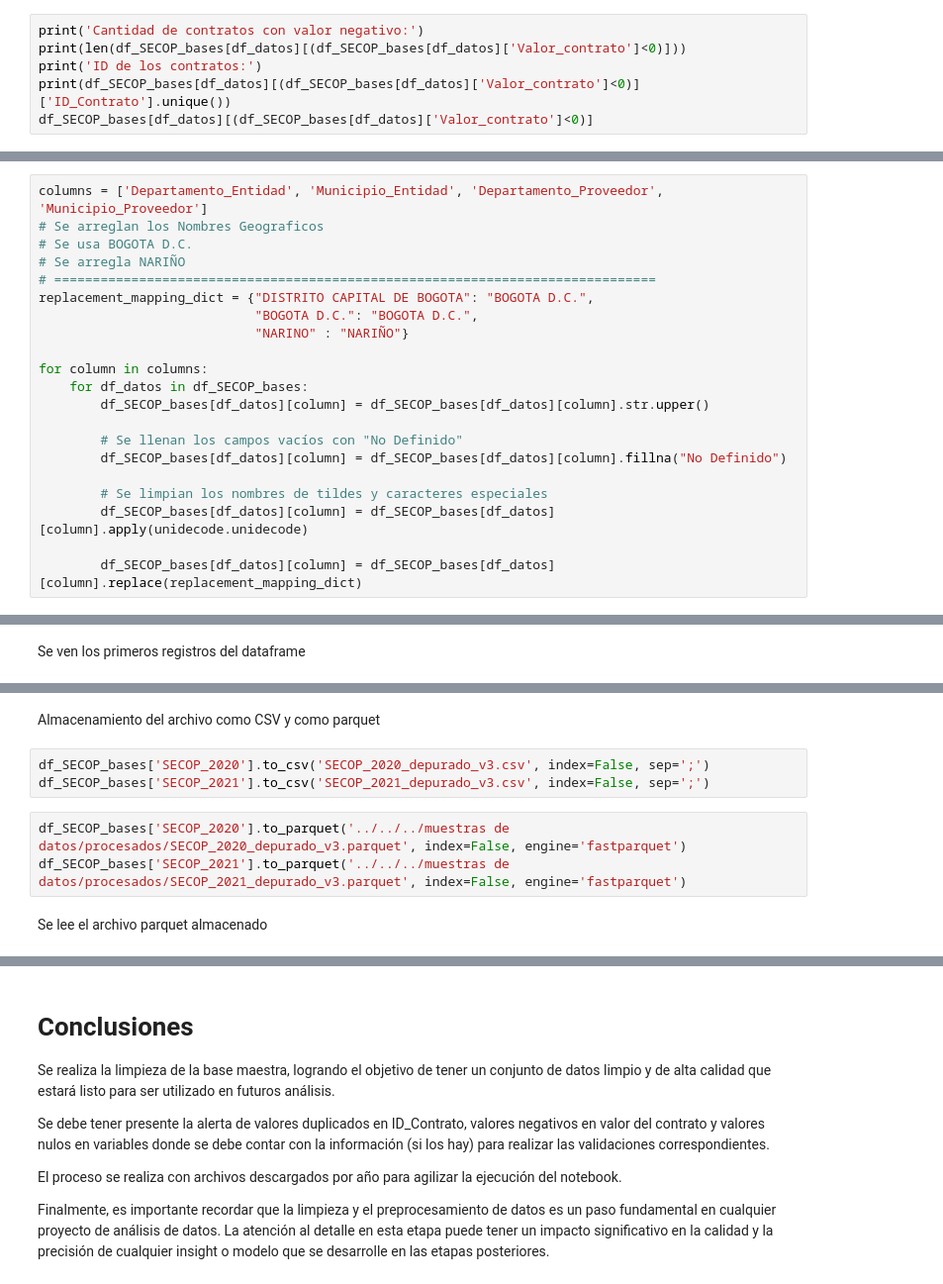
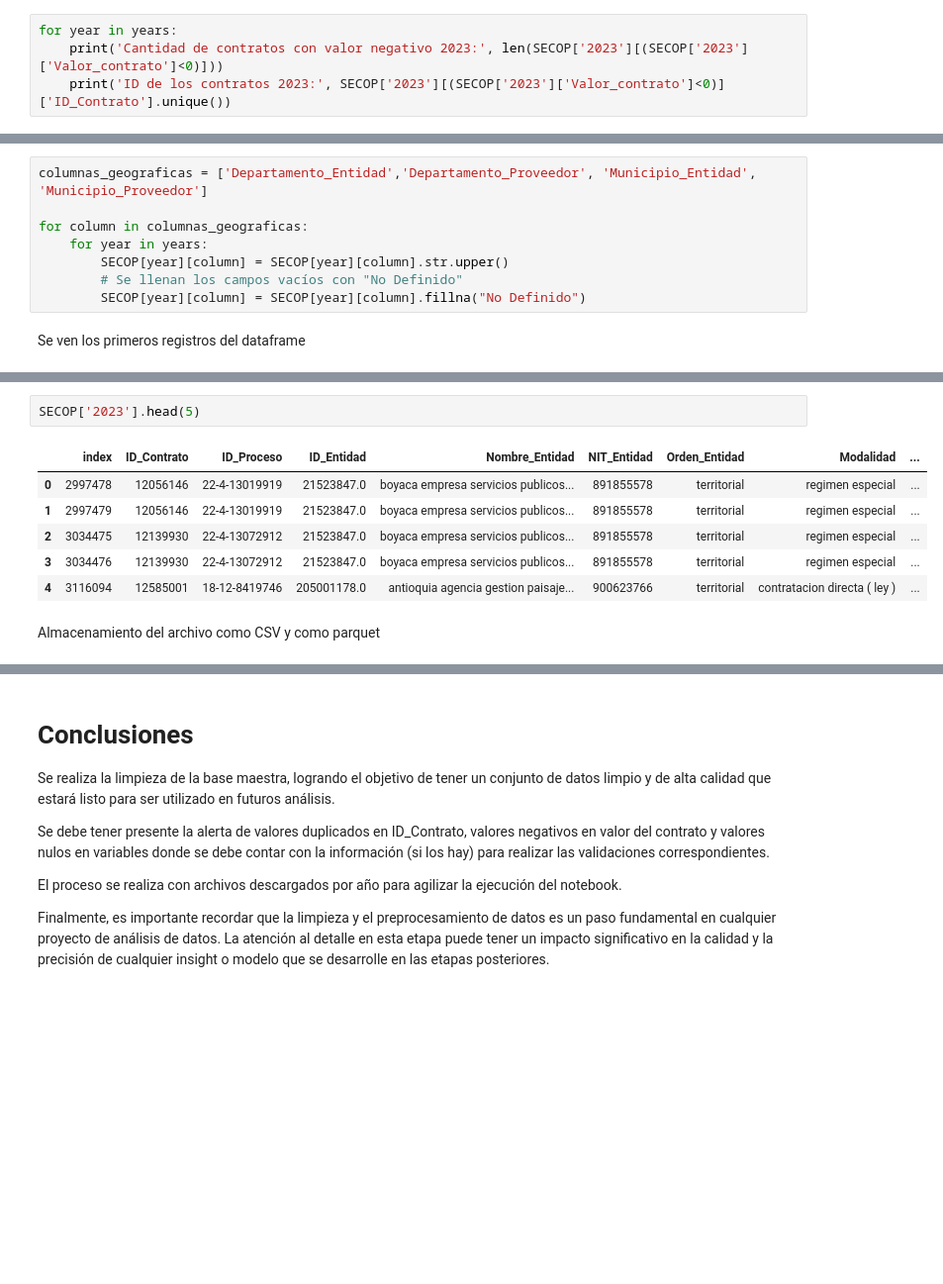
Before and after one commit to ANCP-CCE-Analitica/Preparacion_Datos_Abiertos, a Jupyter notebook: codigo/adquisicion y entendimiento de datos/cuadernillos/limpieza_base_maestra.ipynb, the cells around one changed output, grey strips where cells are left out. Shown: that part at 99% size. Cells and saved outputs as stored; diff of their text form; blank space fills up the shorter version.

```diff
--- a/codigo/adquisicion y entendimiento de datos/cuadernillos/limpieza_base_maestra.ipynb
+++ b/codigo/adquisicion y entendimiento de datos/cuadernillos/limpieza_base_maestra.ipynb
@@ -210,9 +278,7 @@ Cantidad de contratos duplicados:
 # %% [markdown]
 Detectar negativos en valor del contrato
 # %%
-print('Cantidad de contratos con valor negativo:')
-print(len(df_SECOP_bases[df_datos][(df_SECOP_bases[df_datos]['Valor_contrato']<0)]))
-print('ID de los contratos:')
-print(df_SECOP_bases[df_datos][(df_SECOP_bases[df_datos]['Valor_contrato']<0)]['ID_Contrato'].unique())
-df_SECOP_bases[df_datos][(df_SECOP_bases[df_datos]['Valor_contrato']<0)]
+for year in years:
+    print('Cantidad de contratos con valor negativo 2023:', len(SECOP['2023'][(SECOP['2023']['Valor_contrato']<0)]))
+    print('ID de los contratos 2023:', SECOP['2023'][(SECOP['2023']['Valor_contrato']<0)]['ID_Contrato'].unique())
 # %% [output]
@@ -248,23 +287,2 @@ for df_datos in df_SECOP_bases:
 # %% [markdown]
 Se unifican las varibles departamento_entidad, municipio_entidad, departamento_proveedor y municipio_proveedor
-# %%
-columns = ['Departamento_Entidad', 'Municipio_Entidad', 'Departamento_Proveedor', 'Municipio_Proveedor']
-# Se arreglan los Nombres Geograficos
-# Se usa BOGOTA D.C.
-# Se arregla NARIÑO
-# ==============================================================================
-replacement_mapping_dict = {"DISTRITO CAPITAL DE BOGOTA": "BOGOTA D.C.",
-                            "BOGOTA D.C.": "BOGOTA D.C.",
-                            "NARINO" : "NARIÑO"}
-
-for column in columns:
-    for df_datos in df_SECOP_bases:
-        df_SECOP_bases[df_datos][column] = df_SECOP_bases[df_datos][column].str.upper()
-
-        # Se llenan los campos vacíos con "No Definido"
-        df_SECOP_bases[df_datos][column] = df_SECOP_bases[df_datos][column].fillna("No Definido")
-
-        # Se limpian los nombres de tildes y caracteres especiales
-        df_SECOP_bases[df_datos][column] = df_SECOP_bases[df_datos][column].apply(unidecode.unidecode)
-
-        df_SECOP_bases[df_datos][column] = df_SECOP_bases[df_datos][column].replace(replacement_mapping_dict)
@@ -276,2 +289,10 @@ for df_datos in df_SECOP_bases:
+# %%
+columnas_geograficas = ['Departamento_Entidad','Departamento_Proveedor', 'Municipio_Entidad', 'Municipio_Proveedor']
+
+for column in columnas_geograficas:
+    for year in years:
+        SECOP[year][column] = SECOP[year][column].str.upper()
+        # Se llenan los campos vacíos con "No Definido"
+        SECOP[year][column] = SECOP[year][column].fillna("No Definido")
 # %% [markdown]
 Se ven los primeros registros del dataframe
@@ -378,10 +299,11 @@ for df_datos in df_SECOP_bases:
+# %%
+SECOP['2023'].head(5)
+# %% [output]
+|  | index | ID_Contrato | ID_Proceso | ID_Entidad | Nombre_Entidad | NIT_Entidad | Orden_Entidad | Modalidad | ... |
+| 0 | 2997478 | 12056146 | 22-4-13019919 | 21523847.0 | boyaca empresa servicios publicos... | 891855578 | territorial | regimen especial | ... |
+| 1 | 2997479 | 12056146 | 22-4-13019919 | 21523847.0 | boyaca empresa servicios publicos... | 891855578 | territorial | regimen especial | ... |
+| 2 | 3034475 | 12139930 | 22-4-13072912 | 21523847.0 | boyaca empresa servicios publicos... | 891855578 | territorial | regimen especial | ... |
+| 3 | 3034476 | 12139930 | 22-4-13072912 | 21523847.0 | boyaca empresa servicios publicos... | 891855578 | territorial | regimen especial | ... |
+| 4 | 3116094 | 12585001 | 18-12-8419746 | 205001178.0 | antioquia agencia gestion paisaje... | 900623766 | territorial | contratacion directa ( ley ) | ... |
 # %% [markdown]
 Almacenamiento del archivo como CSV y como parquet
-# %%
-df_SECOP_bases['SECOP_2020'].to_csv('SECOP_2020_depurado_v3.csv', index=False, sep=';')
-df_SECOP_bases['SECOP_2021'].to_csv('SECOP_2021_depurado_v3.csv', index=False, sep=';')
-# %%
-df_SECOP_bases['SECOP_2020'].to_parquet('../../../muestras de datos/procesados/SECOP_2020_depurado_v3.parquet', index=False, engine='fastparquet')
-df_SECOP_bases['SECOP_2021'].to_parquet('../../../muestras de datos/procesados/SECOP_2021_depurado_v3.parquet', index=False, engine='fastparquet')
-# %% [markdown]
-Se lee el archivo parquet almacenado
```
Also changed, not shown: parts of 42 cells of this notebook, 2 other files.
